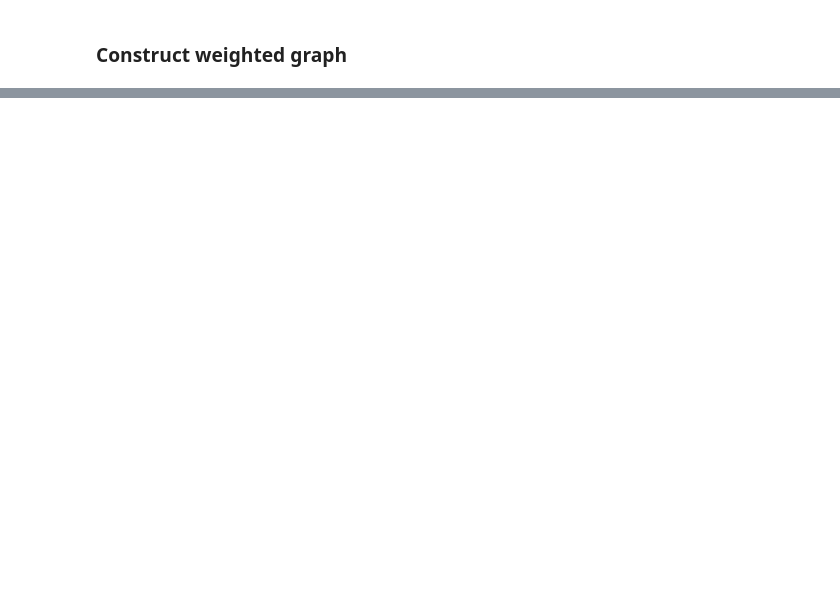
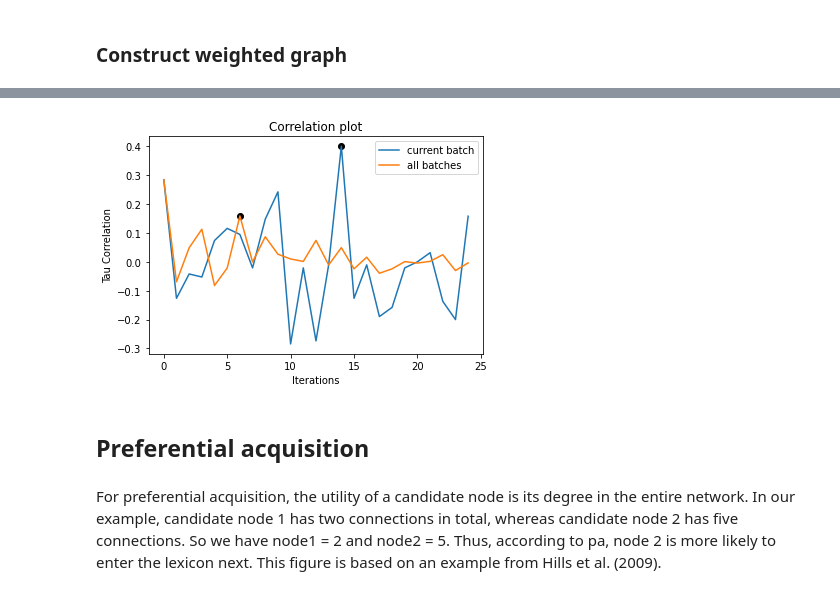
Before and after one commit to CatherineHenry/multiplex_network, a Jupyter notebook: src/Phase_2.ipynb, the cells around one changed output, grey strips where cells are left out. Saved outputs shown, nothing was run; the diff lists cells and outputs as text; code cells hidden in the pictures; blank space fills up the shorter version.

```diff
--- a/src/Phase_2.ipynb
+++ b/src/Phase_2.ipynb
@@ -198,0 +490,8 @@ corr
+# %%
+plot_correlation(batch_corr_list_3_pa, accumulate_corr_list_3_pa)
+# %% [output]
+[figure, added]
+# %% [markdown]
+## Preferential acquisition
+# %% [markdown]
+For preferential acquisition, the utility of a candidate node is its degree in the entire network. In our example, candidate node 1 has two connections in total, whereas candidate node 2 has five connections. So we have node1 = 2 and node2 = 5. Thus, according to pa, node 2 is more likely to enter the lexicon next. This figure is based on an example from Hills et al. (2009).
```
Also changed, not shown: parts of 48 cells of this notebook, 4 other files.
